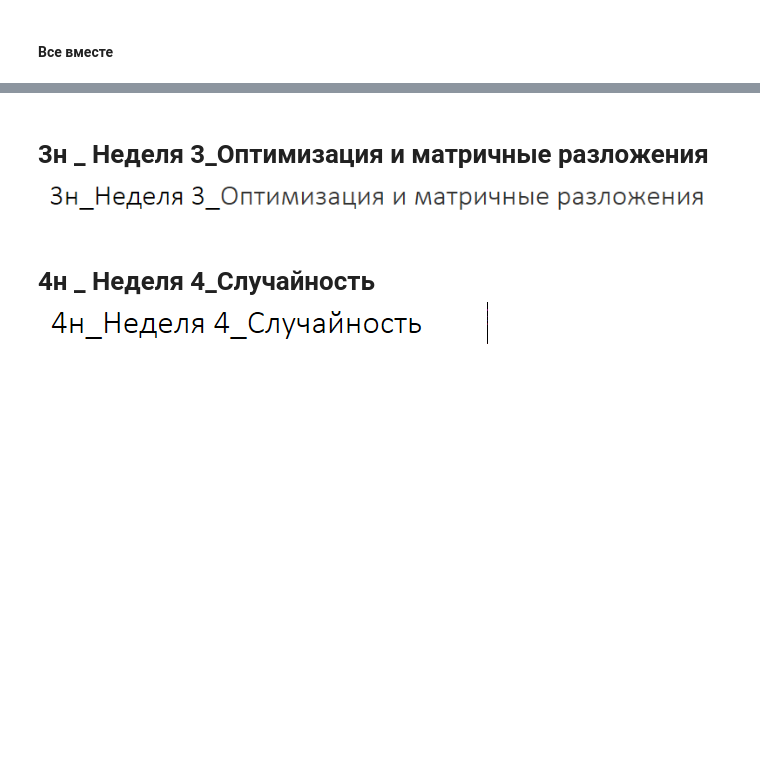
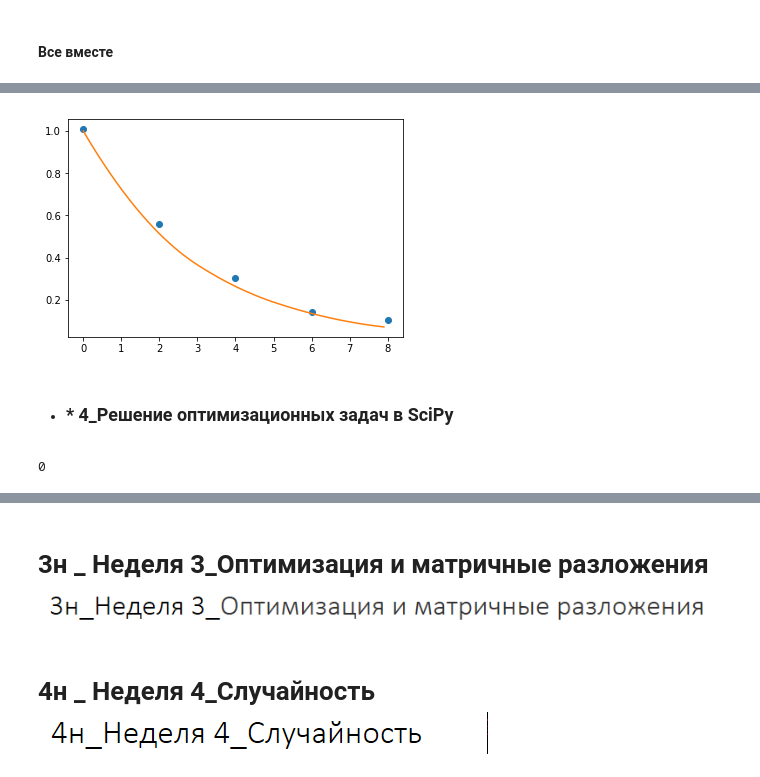
Before and after one commit to PakinIgor/ed_py_mashinnoye-obucheniye, a Jupyter notebook: Coursera_1_Математика и Python для анализа данных/_В работе_Coursera_1_Математика и Python для анализа данных.ipynb, the cells around one changed output, grey strips where cells are left out. Saved outputs shown, nothing was run; the diff lists cells and outputs as text; code cells hidden in the pictures; blank space fills up the shorter version.

```diff
--- a/Coursera_1_Математика и Python для анализа данных/_В работе_Coursera_1_Математика и Python для анализа данных.ipynb
+++ b/Coursera_1_Математика и Python для анализа данных/_В работе_Coursera_1_Математика и Python для анализа данных.ipynb
@@ -574,0 +729,14 @@ Matplotlib - для построения графиков и диаграмм.![
+# %%
+# ??? сначала ?выполним Интерполяцию..:
+f = interpolate.interp1d(x, y, kind='') #необязательный атрибут - по умолчанию (но менее Гладкая функция) - kind='linear'
+xnew = np.arange(0,8,0.1)
+ynew = f(xnew)
+# %%
+# //..потом построим все вместе:
+plt.plot(x, y, 'o', xnew, ynew, '-')
+plt.show()
+# + ШУМ..!
+# %% [output]
+[figure, added]
+# %% [markdown]
+* ### * 4_Решение оптимизационных задач в SciPy
@@ -574,0 +749,8 @@ Matplotlib - для построения графиков и диаграмм.![
+# %%
+#Функция Розенброка - часто используется для тестирования Оптимизационных Алгоритмов
+def f(x): #The rosenbrock function
+    return 5*(1 - x[0])**2 + (x[1] - x[0]**2)**2
+
+print f([1, 1]) #//..у Функции минимум в точке 1:1, который не так просто найти, потому что он находится ?в Продолговатом желобе
+# %% [output]
+0
```
Also changed, not shown: parts of 36 cells of this notebook, 3 other files.
